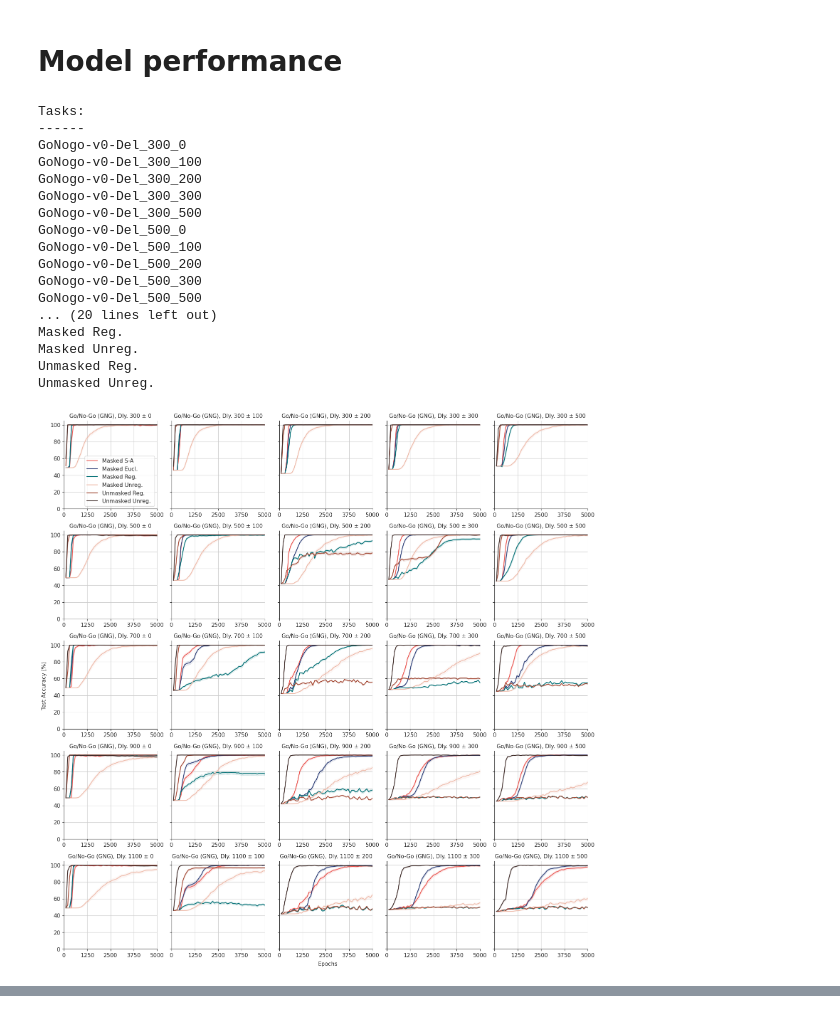
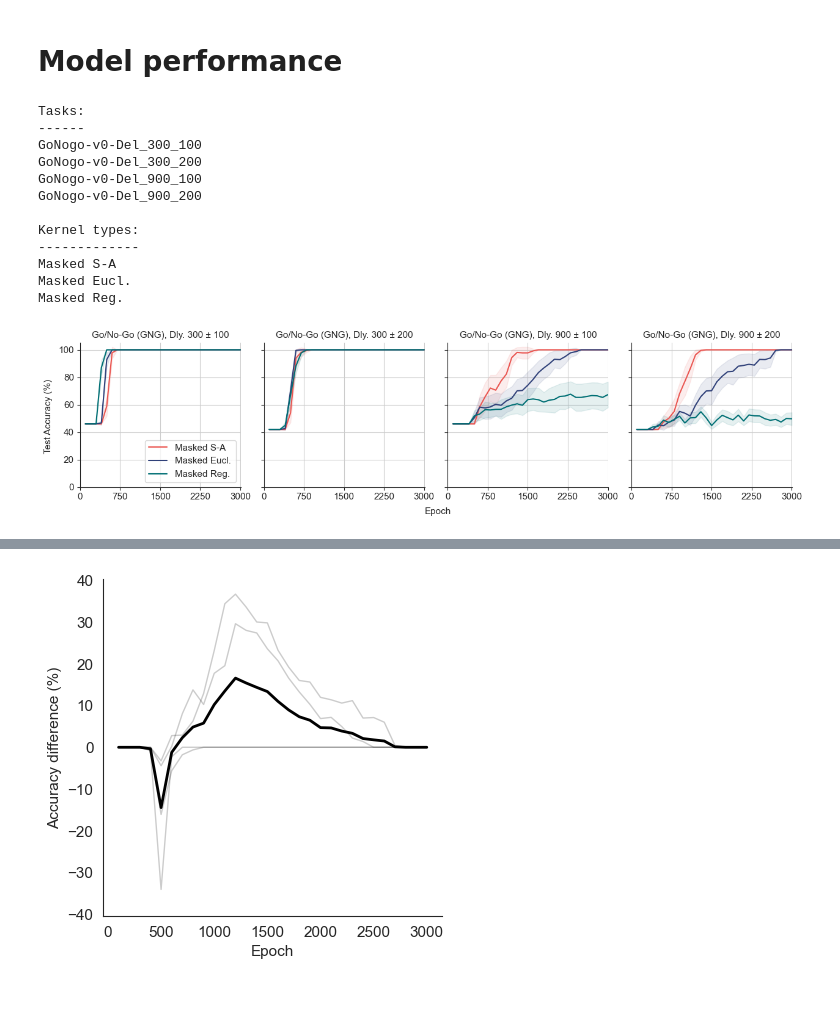
Before and after one commit to LindenParkesLab/neuro_rnn, a Jupyter notebook: scripts/results_rnn_accuracy.ipynb, the cells around one changed output, grey strips where cells are left out. Saved outputs shown, nothing was run; the diff lists cells and outputs as text; code cells hidden in the pictures.

Commit message:
Added plot of SA vs. Euclidean accuracy, plus bug fixes.

```diff
--- a/scripts/results_rnn_accuracy.ipynb
+++ b/scripts/results_rnn_accuracy.ipynb
@@ -45,14 +45,15 @@ elif sys.platform == 'linux':
 
 check_only = 0
 verbose = 0
-save_figs = 1
+save_figs = 0
 
 # model_params_file = os.path.join(datadir, 'model_params_gng_5x5_a_rescale.csv')
 # model_params_file = os.path.join(datadir, 'model_params_gng_5x5_b_rescale_adj.csv')
 # model_params_file = os.path.join(datadir, 'model_params_gng_5x5_c_mean_002.csv')
 # model_params_file = os.path.join(datadir, 'model_params_gng_5x5_d_mean_001.csv')
 # model_params_file = os.path.join(datadir, 'model_params_gng_5x5_e_mean_005.csv')
-model_params_file = os.path.join(datadir, 'model_params_gng_5x5_mean_002_500runs.csv')
+# model_params_file = os.path.join(datadir, 'model_params_gng_5x5_mean_002_500runs.csv')
+model_params_file = os.path.join(datadir, 'test_models.csv')
 model_params = utils.load_params_csv(model_params_file)
 
 # data parameters
@@ -109,7 +110,7 @@ for i in np.arange(n_kernels):
     print(kernel_labels[i])
 
 if not check_only:
-    # initialise figure
+    # initialise figures
     size_scale = 1.25
     font_size = int(9 * size_scale)
     n_fig_columns = min((5, n_tasks))
@@ -120,10 +121,11 @@ if not check_only:
                          squeeze=True, sharex=False, sharey=True)
     f_violin, ax_violin = plt.subplots(n_fig_rows, n_fig_columns, figsize=(fig_size_w,fig_size_h),
                          squeeze=True, sharex=False, sharey=True)
+    f_diff = plt.figure(figsize=(3.5*size_scale,3.5*size_scale))
     plt.rcParams['font.size'] = font_size
-
     xlims_plots = np.zeros(n_tasks)
     violin_bodies = []
+    all_means = [{} for _ in range(n_tasks)]
 
 n_models = len(model_params)
 found_count = 0
@@ -208,22 +210,12 @@ for model_idx in tqdm(np.arange(n_models)):
 
         # load data
         output_manager = ModelDataManager(file_path)
-        n_runs, _ = output_manager.get_info()
         test_accuracy_all = output_manager.load_key_across_runs('test_accuracy')
 
         # extract accuracy from each run
         test_accuracy = np.zeros((n_runs,test_accuracy_all[0].shape[0]-1))
         for run in np.arange(n_runs):
             test_accuracy[run,:] = test_accuracy_all[run][1:] * 100
-
-        # # load data
-        # output_manager = ModelDataManager(file_path)
-        # model_data = output_manager.load_model_data()
-
-        # # extract accuracy from each run
-        # test_accuracy = np.zeros((n_runs,model_data[0]['test_accuracy'].shape[0]-1))
-        # for run in np.arange(n_runs):
-        #     test_accuracy[run,:] = model_data[run]['test_accuracy'][1:] * 100
 
         n_epochs_actual = test_accuracy.shape[1] * 100
         n_logged_epochs = int(n_epochs_actual / 100)
@@ -239,6 +231,9 @@ for model_idx in tqdm(np.arange(n_models)):
 
         # compute mean of each run across time
         accuracy_mean_epochs = test_accuracy.mean(axis=1)
+
+        # add values to sa_vs_euc list
+        all_means[task_index][kernel_index] = accuracy_mean_runs
 
         # plot mean accuracy vs. time
         f_plots.axes[task_index].plot(x, accuracy_mean_runs, color=color_palette[kernel_index], label=str(kernel_label))
@@ -271,13 +266,10 @@ for model_idx in tqdm(np.arange(n_models)):
         print("Exception message:", sys.exc_info()[1])
 
 if check_only:
-
     print(' ')
     print(f'Found {found_count}/{n_models} models.')
     print(' ')
-
 else:
-
     # set title and labels for line plots
     xlim_method = 'auto' # 'auto' or x
     for task_index in np.arange(n_tasks):
@@ -296,13 +288,14 @@ else:
             f_plots.axes[task_index].legend(loc='lower right')
         f_plots.axes[task_index].set_title(utils.get_task_label(task_names[task_index]), fontsize=font_size)
         f_plots.axes[task_index].grid()
-    f_plots.text(0.51, 0.0, 'Epochs', ha='center', va='center')
+    f_plots.text(0.51, 0.0, 'Epoch', ha='center', va='center')
     f_plots.text(0.0, 0.5, 'Test Accuracy (%)', ha='center', va='center', rotation='vertical')
 
     # set title and labels for violin plots
     for task_index in np.arange(n_tasks):
         f_violin.axes[task_index].set_ylim([0, 105])
-        f_violin.axes[task_index].set_xticks(np.arange(0,n_kernels))
+        x_ticks = np.arange(0,n_kernels+1)
+        f_violin.axes[task_index].set_xticks(x_ticks)
         f_violin.axes[task_index].set_xticks((-1,))
         f_violin.axes[task_index].set_xticklabels([' '])
         f_violin.axes[task_index].set_yticks(np.arange(0,100+1,20))
@@ -311,43 +304,59 @@ else:
             f_violin.axes[task_index].legend(violin_bodies, kernel_labels, loc='lower right')
         f_violin.axes[task_index].set_title(utils.get_task_label(task_names[task_index]), fontsize=font_size)
         f_violin.axes[task_index].grid()
     f_violin.text(0.0, 0.5, ' ', ha='center', va='center', rotation='vertical')
     f_violin.text(0.0, 0.5, 'Learning Speed (a.u.)', ha='center', va='center', rotation='vertical')
 
+    # plot sa vs. eucl means
+    diff_vals = np.zeros((n_tasks,all_means[0][0].shape[0]))
+    sa_idx = kernel_labels.index('Masked S-A')
+    eucl_idx = kernel_labels.index('Masked Eucl.')
+    y_min = 0
+    y_max = 0
+    for task_index in range(n_tasks):
+        y = all_means[task_index][sa_idx] - all_means[task_index][eucl_idx]
+        y_min = min(y_min, min(y))
+        y_max = max(y_max, max(y))
+        plt.plot(x, y, figure=f_diff, linestyle='-', linewidth=1., color=[0,0,0], alpha=0.2)
+        diff_vals[task_index,:] = y
+    plt.plot(x, np.mean(diff_vals,axis=0), figure=f_diff, linestyle='-', linewidth=2., color=[0,0,0], alpha=1.)
+    y_lim = 1.1*(max(np.abs(y_min),np.abs(y_max)))
+    ax = f_diff.axes[0]
+    ax.set_ylim([-y_lim,y_lim])
+    ax.set_xlabel('Epoch')
+    ax.set_ylabel('Accuracy difference (%)')
+
+
     sns.despine(fig=f_plots, offset=0, trim=False, left=False, right=True, top=True, bottom=False)
     sns.despine(fig=f_violin, offset=0, trim=False, left=False, right=True, top=True, bottom=False)
+    sns.despine(fig=f_diff, offset=0, trim=False, left=False, right=True, top=True, bottom=False)
 
     f_plots.tight_layout()
     f_violin.tight_layout()
     plt.show()
 
     # save svg
     if save_figs:
         current_datetime = datetime.now()
         date_string = current_datetime.strftime("%Y%m%d%H%M%S")
         models_file = os.path.splitext(os.path.basename(model_params_file))[0]
         # file_str_plots = 'accuracy_{:}_{:}_plots.svg'.format(models_file,date_string)
         # file_str_violin = 'accuracy_{:}_{:}_violin.svg'.format(models_file,date_string)
         file_str_plots = 'accuracy_{:}_plots.svg'.format(models_file)
         file_str_violin = 'accuracy_{:}_violin.svg'.format(models_file)
         f_plots.savefig(os.path.join(outdir, file_str_plots), dpi=300, bbox_inches='tight', pad_inches=0.01)
         f_violin.savefig(os.path.join(outdir, file_str_violin), dpi=300, bbox_inches='tight', pad_inches=0.01)
 # %% [output]
 Tasks:
 ------
-GoNogo-v0-Del_300_0
 GoNogo-v0-Del_300_100
 GoNogo-v0-Del_300_200
-GoNogo-v0-Del_300_300
-GoNogo-v0-Del_300_500
-GoNogo-v0-Del_500_0
-GoNogo-v0-Del_500_100
-GoNogo-v0-Del_500_200
-GoNogo-v0-Del_500_300
-GoNogo-v0-Del_500_500
-... (20 lines left out)
+GoNogo-v0-Del_900_100
+GoNogo-v0-Del_900_200
+
+Kernel types:
+-------------
+Masked S-A
+Masked Eucl.
 Masked Reg.
-Masked Unreg.
-Unmasked Reg.
-Unmasked Unreg.
-[figure, old version]
+[figure, new version]
@@ -354,0 +364 @@ Unmasked Unreg.
+[figure, added]
```
Also changed, not shown: parts of 3 cells of this notebook, 2 other files.
